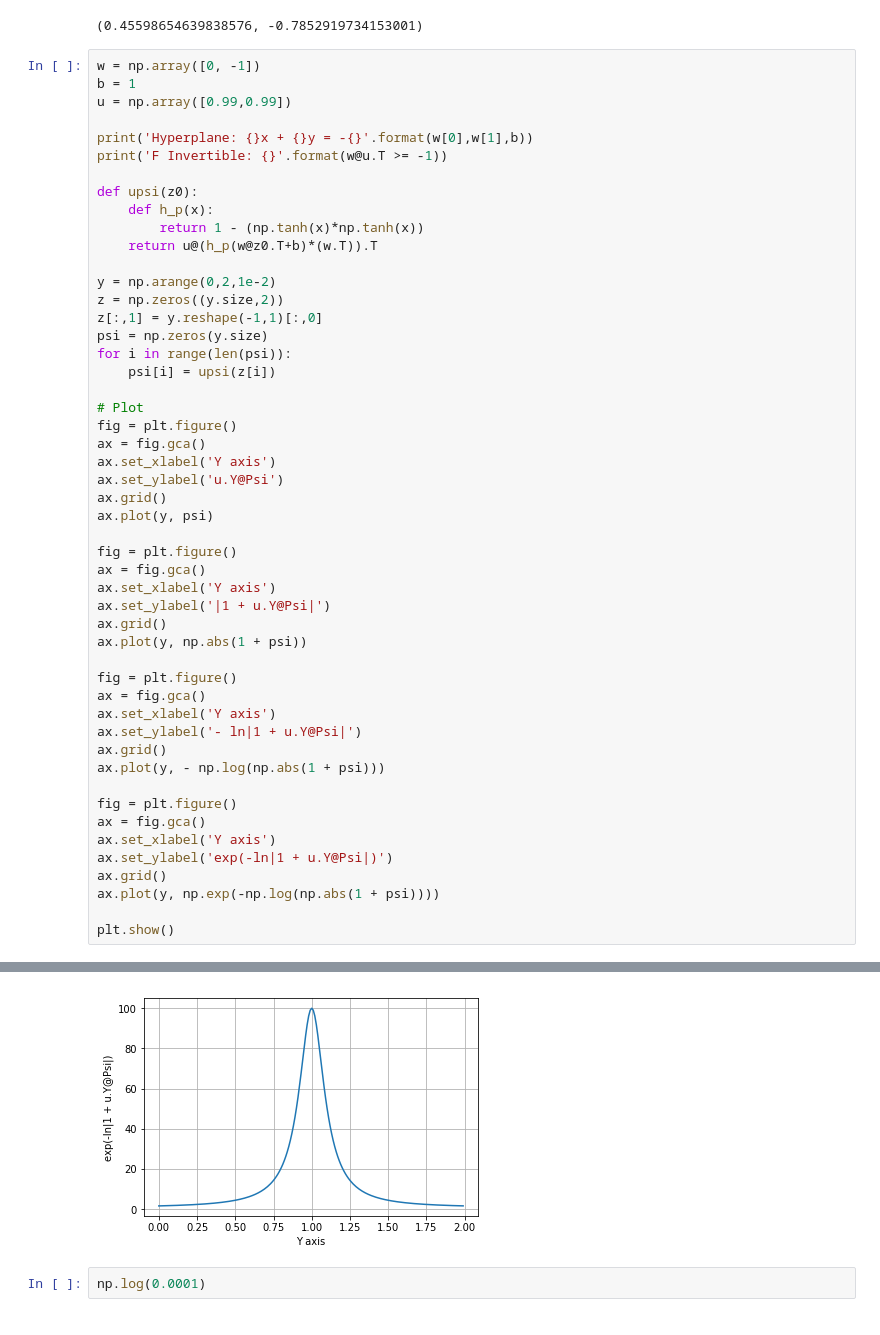
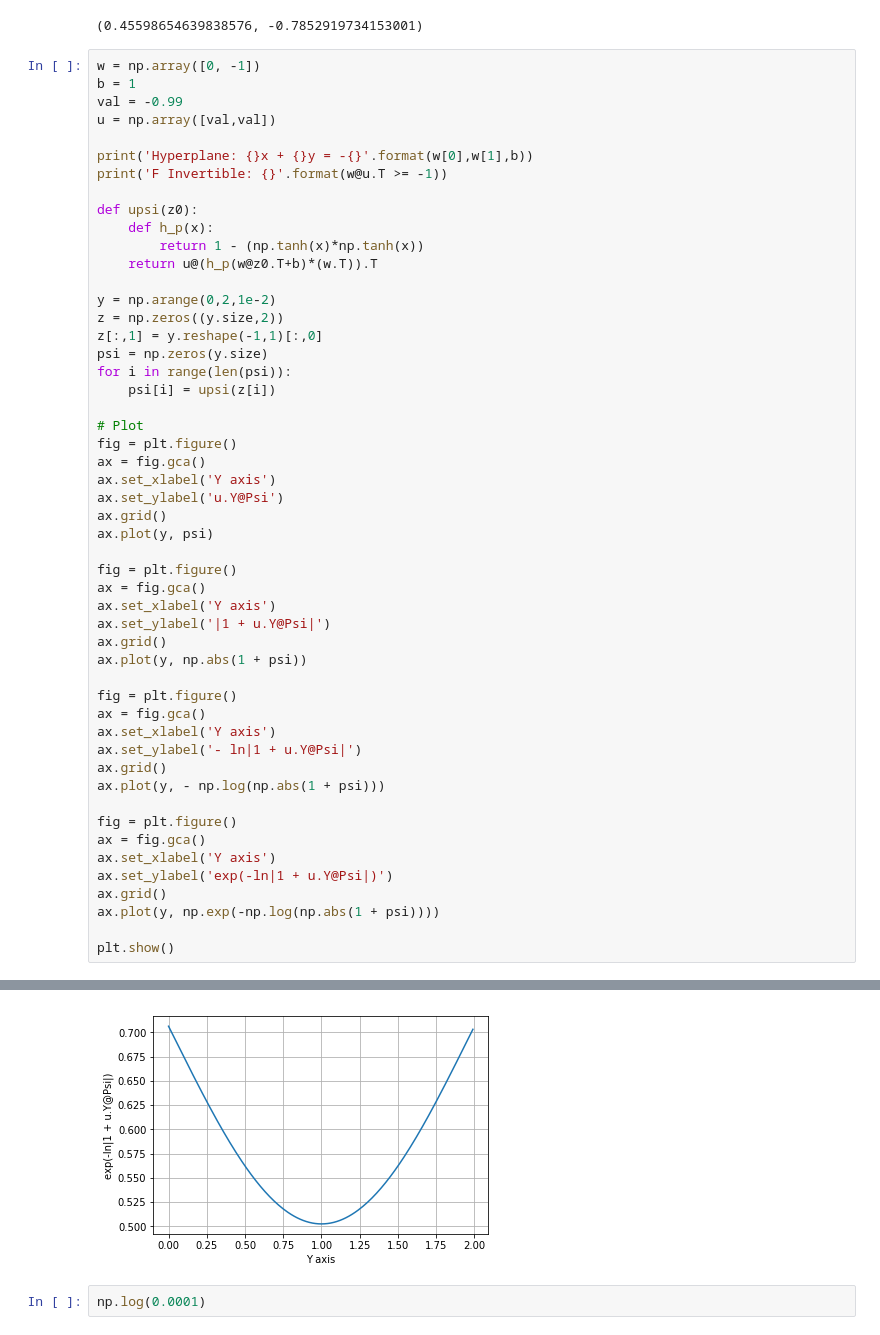
Before and after one commit to pierresegonne/VINF, a Jupyter notebook: Code/test.ipynb, the cells around one changed output, grey strips where cells are left out. Drawn from its saved outputs; the diff is of its cells as text.

```diff
--- a/Code/test.ipynb
+++ b/Code/test.ipynb
@@ -20,7 +20,8 @@ rv.pdf([1,1.5]), np.log(rv.pdf([1,1.5]))
 # %%
 w = np.array([0, -1])
 b = 1
-u = np.array([0.99,0.99])
+val = -0.99
+u = np.array([val,val])
 
 print('Hyperplane: {}x + {}y = -{}'.format(w[0],w[1],b))
 print('F Invertible: {}'.format(w@u.T >= -1))
@@ -76,4 +77,4 @@ F Invertible: True
-[figure, old version]
+[figure, new version]
 # %%
 np.log(0.0001)
 # %% [output]
```
Also changed, not shown: parts of 2 cells of this notebook, 1 other file.
